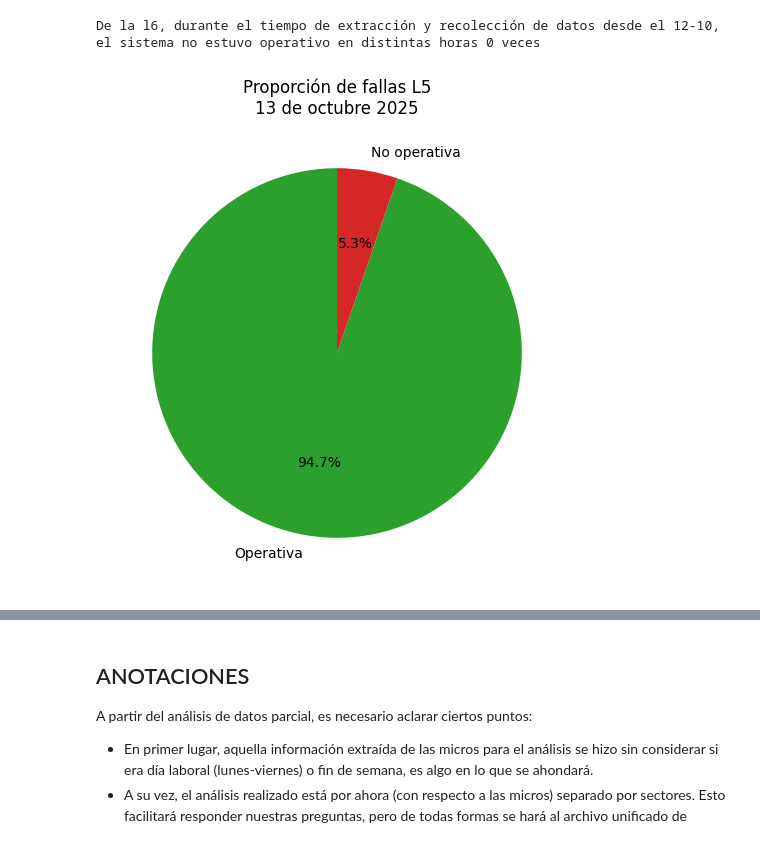
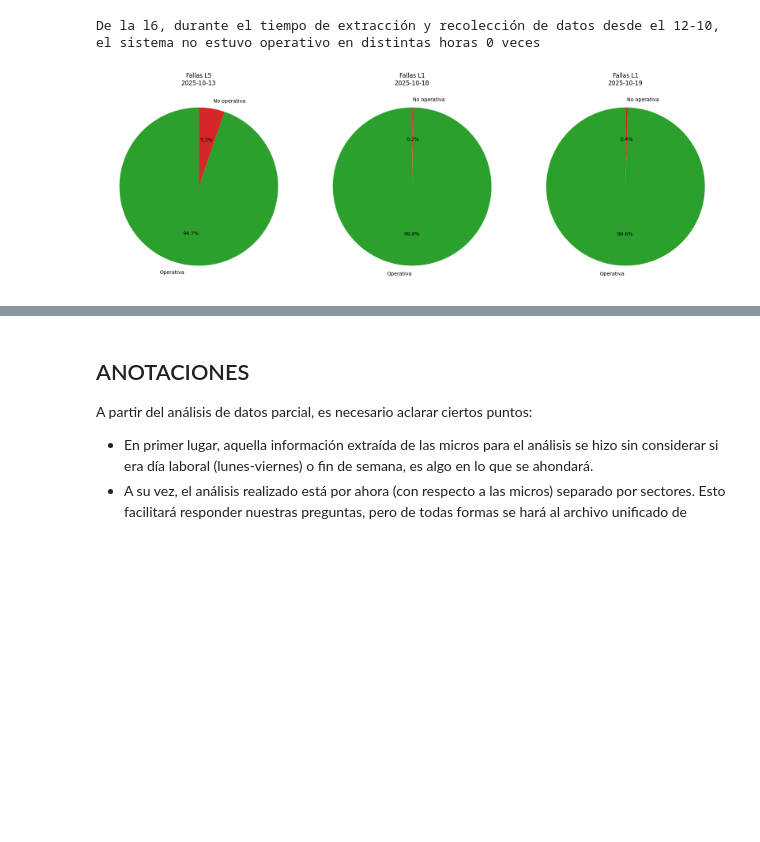
Before and after one commit to vpardoss/squadecaedro, a Jupyter notebook: notebooks/analisis_data.ipynb, the cells around one changed output, grey strips where cells are left out. Saved outputs shown, nothing was run; the diff lists cells and outputs as text; code cells hidden in the pictures; blank space fills up the shorter version.

Commit message:
Fallas del metro

```diff
--- a/notebooks/analisis_data.ipynb
+++ b/notebooks/analisis_data.ipynb
@@ -565,19 +559,30 @@ print(f'De la l6, durante el tiempo de extracción y recolección de datos desde
 # %% [output]
 De la l6, durante el tiempo de extracción y recolección de datos desde el 12-10, el sistema no estuvo operativo en distintas horas 0 veces
 # %%
-l5_df = metro_data[metro_data['line_id'] == 'L5']
-# Filtramos solo registros del 13 de octubre, día que falló línea 5 y dejó líneas no operativas
-df_13oct = l5_df[l5_df['date'].str.startswith('2025-10-13')]
-total = len(df_13oct)
-no_op = len(df_13oct[df_13oct['status_code'] != 0])
-op = total - no_op
+# Hacemos gráficos respectivos a los días en los que hubo fallas
+fallas = [
+    {"linea": "L5", "fecha": "2025-10-13"},
+    {"linea": "L1", "fecha": "2025-10-18"},
+    {"linea": "L1", "fecha": "2025-10-19"}
+]
+fig, axes = plt.subplots(1, 3, figsize=(18, 6))
+# Filtramos solo registros de días de las fallas
+for i, falla in enumerate(fallas):
+    # Filtrar datos para esa línea y fecha
+    df_falla = metro_data[(metro_data["line_id"] == falla["linea"]) &
+                          (metro_data["date"].str.startswith(falla["fecha"]))]
+    total = len(df_falla)
+    no_op = len(df_falla[df_falla["status_code"] != 0])
+    op = total - no_op
 
-valores = [op, no_op]
-etiquetas = ['Operativa', 'No operativa']
-colors = ['#2ca02c', '#d62728']
-plt.figure(figsize=(6,6))
-plt.pie(valores, labels=etiquetas, autopct='%1.1f%%', startangle=90, colors=colors)
-plt.title('Proporción de fallas L5\n13 de octubre 2025')
+    valores = [op, no_op]
+    etiquetas = ["Operativa", "No operativa"]
+    colors = ["#2ca02c", "#d62728"]
+
+    axes[i].pie(valores, labels=etiquetas, autopct='%1.1f%%', startangle=90, colors=colors)
+    axes[i].set_title(f"Fallas {falla["linea"]}\n{falla["fecha"]}")
+
+plt.tight_layout()
 plt.show()
 # %% [output]
-[figure, old version]
+[figure, new version]
```
Also changed, not shown: parts of 4 cells of this notebook.
